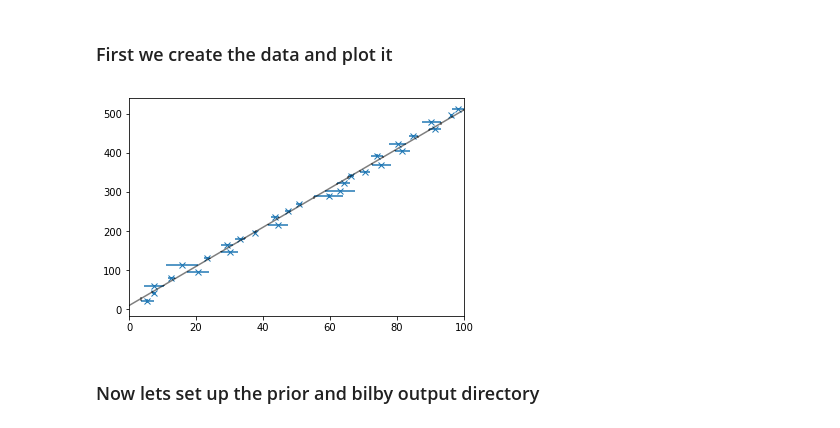
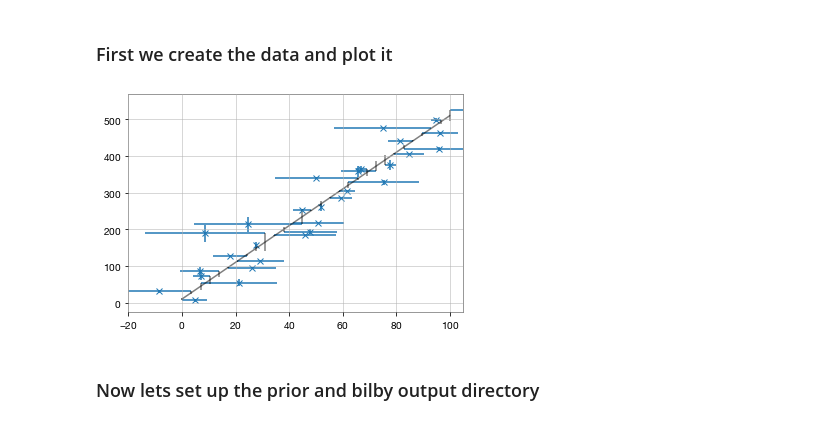
Before and after one commit to nikhil-sarin/2Derrors, a Jupyter notebook: fitting_with_x_and_y_errors.ipynb, the cells around one changed output. Cells and saved outputs as stored; diff of their text form; code cells hidden in the pictures.

```diff
--- a/fitting_with_x_and_y_errors.ipynb
+++ b/fitting_with_x_and_y_errors.ipynb
@@ -13,32 +14,32 @@ Populating the interactive namespace from numpy and matplotlib
 # %%
 #define our model, a line
 def model(x, m, c, **kwargs):
     y = m*x + c
     return y
 
 #make a function to create and plot our data
 def make_data(points, m , c, xerr, yerr, seed):
     np.random.seed(int(seed))
     xtrue = np.linspace(0,100,points)
     ytrue = model(x = xtrue, m = m, c = c)
 
     xerr = xerr * np.random.randn(points)
     yerr = yerr * np.random.randn(points)
     xobs = xtrue + xerr
     yobs = ytrue + yerr
 
     plt.errorbar(xobs, yobs, xerr = xerr, yerr = yerr, fmt = 'x')
     plt.errorbar(xtrue, ytrue, yerr = yerr, color = 'black', alpha = 0.5)
-    plt.xlim(0,100)
+    plt.xlim(-20,105)
     plt.show()
 
     data = {'xtrue': xtrue, 'ytrue':ytrue, 'xobs':xobs, 'yobs':yobs, 'xerr':xerr, 'yerr':yerr}
 
     return data
 
-data = make_data(points = 30, m = 5, c = 10, xerr = 2, yerr = 2, seed = 123)
+data = make_data(points = 30, m = 5, c = 10, xerr = 10, yerr = 10, seed = 1234)
 # %% [output]
-[figure, old version]
+[figure, new version]
 # %% [markdown]
 ### Now lets set up the prior and bilby output directory
 # %%
```
Also changed, not shown: parts of 15 cells of this notebook.
